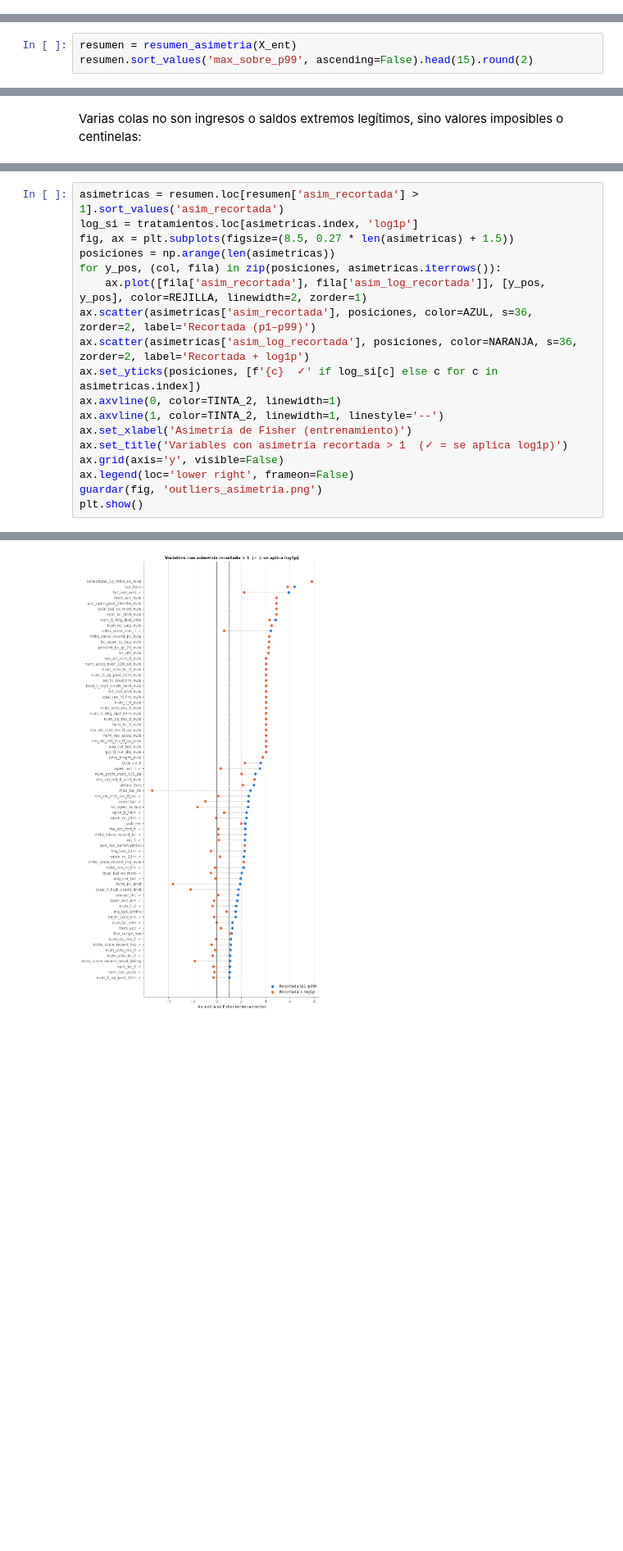
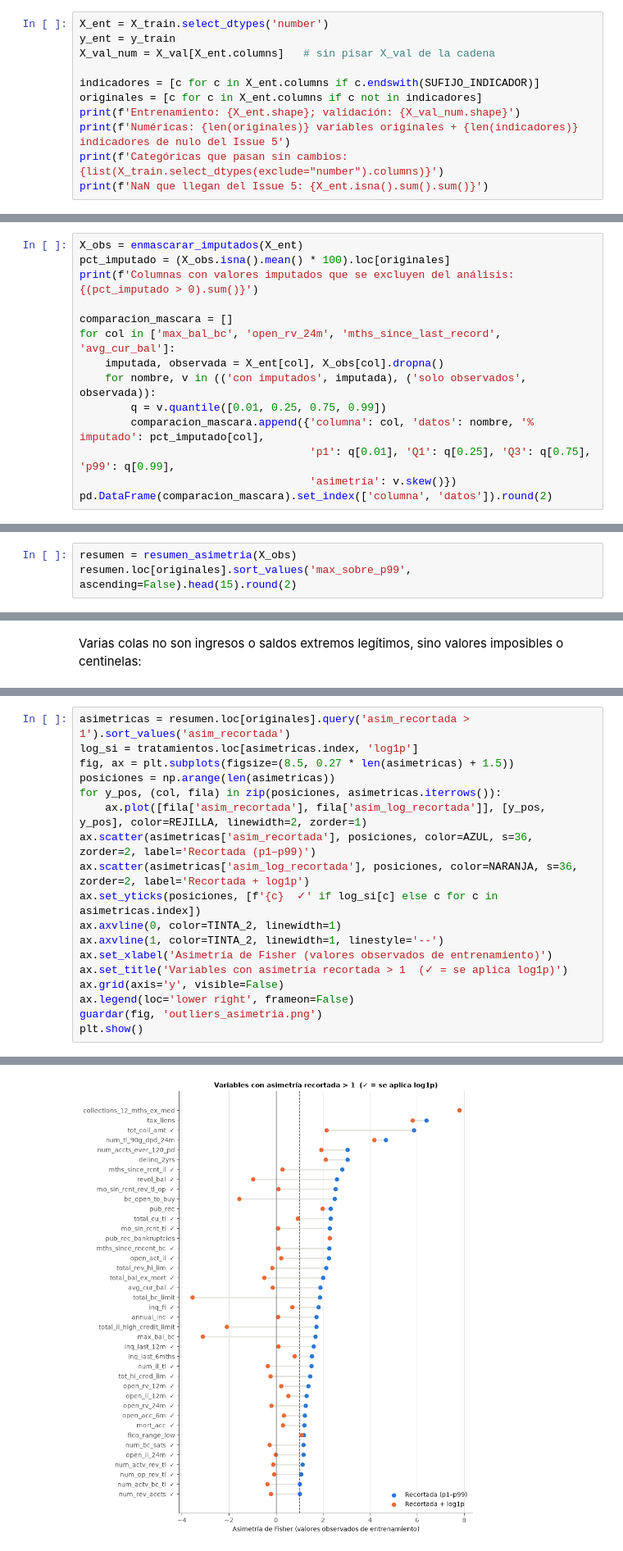
Before and after one commit to J-D-Rosales/Prediction-With-Machine-Learning-Lending-Club, a Jupyter notebook: notebooks/issue6.ipynb, the cells around one changed output, grey strips where cells are left out. Shown at 82% size. Saved outputs shown, nothing was run; the diff lists cells and outputs as text; blank space fills up the shorter version.

Commit message:
Issue #6: integra tratamiento de nulos (Issue #5) y actualiza metricas y conclusiones

```diff
--- a/notebooks/issue6.ipynb
+++ b/notebooks/issue6.ipynb
@@ -88,0 +82,11 @@ Entrenamiento: (862757, 109); validación: (215690, 109)
+# %%
+X_ent = X_train.select_dtypes('number')
+y_ent = y_train
+X_val_num = X_val[X_ent.columns]   # sin pisar X_val de la cadena
+
+indicadores = [c for c in X_ent.columns if c.endswith(SUFIJO_INDICADOR)]
+originales = [c for c in X_ent.columns if c not in indicadores]
+print(f'Entrenamiento: {X_ent.shape}; validación: {X_val_num.shape}')
+print(f'Numéricas: {len(originales)} variables originales + {len(indicadores)} indicadores de nulo del Issue 5')
+print(f'Categóricas que pasan sin cambios: {list(X_train.select_dtypes(exclude="number").columns)}')
+print(f'NaN que llegan del Issue 5: {X_ent.isna().sum().sum()}')
@@ -88,0 +104,14 @@ Entrenamiento: (862757, 109); validación: (215690, 109)
+# %%
+X_obs = enmascarar_imputados(X_ent)
+pct_imputado = (X_obs.isna().mean() * 100).loc[originales]
+print(f'Columnas con valores imputados que se excluyen del análisis: {(pct_imputado > 0).sum()}')
+
+comparacion_mascara = []
+for col in ['max_bal_bc', 'open_rv_24m', 'mths_since_last_record', 'avg_cur_bal']:
+    imputada, observada = X_ent[col], X_obs[col].dropna()
+    for nombre, v in (('con imputados', imputada), ('solo observados', observada)):
+        q = v.quantile([0.01, 0.25, 0.75, 0.99])
+        comparacion_mascara.append({'columna': col, 'datos': nombre, '% imputado': pct_imputado[col],
+                                    'p1': q[0.01], 'Q1': q[0.25], 'Q3': q[0.75], 'p99': q[0.99],
+                                    'asimetría': v.skew()})
+pd.DataFrame(comparacion_mascara).set_index(['columna', 'datos']).round(2)
@@ -96,8 +160,8 @@ Entrenamiento: (862757, 109); validación: (215690, 109)
 - El porcentaje de valores fuera de [Q1 − 3·IQR, Q3 + 3·IQR].
 - Tres asimetrías de Fisher: cruda, recortada a los percentiles 1 y 99, y recortada después de `log1p`.
 # %%
-resumen = resumen_asimetria(X_ent)
-resumen.sort_values('max_sobre_p99', ascending=False).head(15).round(2)
+resumen = resumen_asimetria(X_obs)
+resumen.loc[originales].sort_values('max_sobre_p99', ascending=False).head(15).round(2)
 # %% [output]
 |  | n_unicos | min | p1 | mediana | p99 | max | max_sobre_p99 | pct_fuera_iqr | asim_cruda | ... |
 | columna |  |  |  |  |  |  |  |  |  | ... |
@@ -201,24 +282,24 @@ winsorización + log1p           28
 # %%
-asimetricas = resumen.loc[resumen['asim_recortada'] > 1].sort_values('asim_recortada')
+asimetricas = resumen.loc[originales].query('asim_recortada > 1').sort_values('asim_recortada')
 log_si = tratamientos.loc[asimetricas.index, 'log1p']
 fig, ax = plt.subplots(figsize=(8.5, 0.27 * len(asimetricas) + 1.5))
 posiciones = np.arange(len(asimetricas))
 for y_pos, (col, fila) in zip(posiciones, asimetricas.iterrows()):
     ax.plot([fila['asim_recortada'], fila['asim_log_recortada']], [y_pos, y_pos], color=REJILLA, linewidth=2, zorder=1)
 ax.scatter(asimetricas['asim_recortada'], posiciones, color=AZUL, s=36, zorder=2, label='Recortada (p1–p99)')
 ax.scatter(asimetricas['asim_log_recortada'], posiciones, color=NARANJA, s=36, zorder=2, label='Recortada + log1p')
 ax.set_yticks(posiciones, [f'{c}  ✓' if log_si[c] else c for c in asimetricas.index])
 ax.axvline(0, color=TINTA_2, linewidth=1)
 ax.axvline(1, color=TINTA_2, linewidth=1, linestyle='--')
-ax.set_xlabel('Asimetría de Fisher (entrenamiento)')
+ax.set_xlabel('Asimetría de Fisher (valores observados de entrenamiento)')
 ax.set_title('Variables con asimetría recortada > 1  (✓ = se aplica log1p)')
 ax.grid(axis='y', visible=False)
 ax.legend(loc='lower right', frameon=False)
 guardar(fig, 'outliers_asimetria.png')
 plt.show()
 # %% [output]
 Figura guardada en reports/figures/outliers_asimetria.png
-[figure, old version]
+[figure, new version]
 # %% [markdown]
 ## 4. Antes y después en variables clave
 
```
Also changed, not shown: parts of 31 cells of this notebook, 6 other files.
